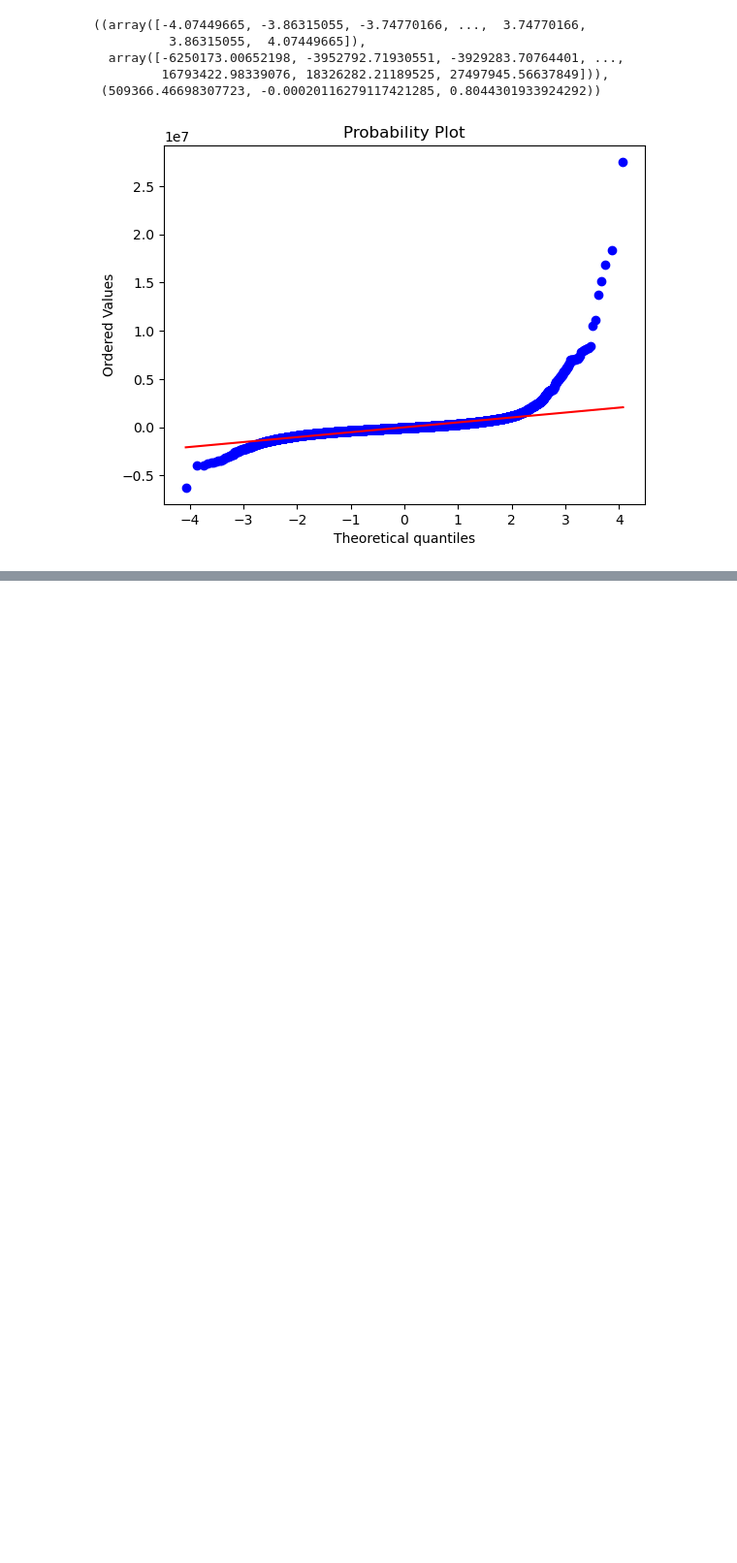
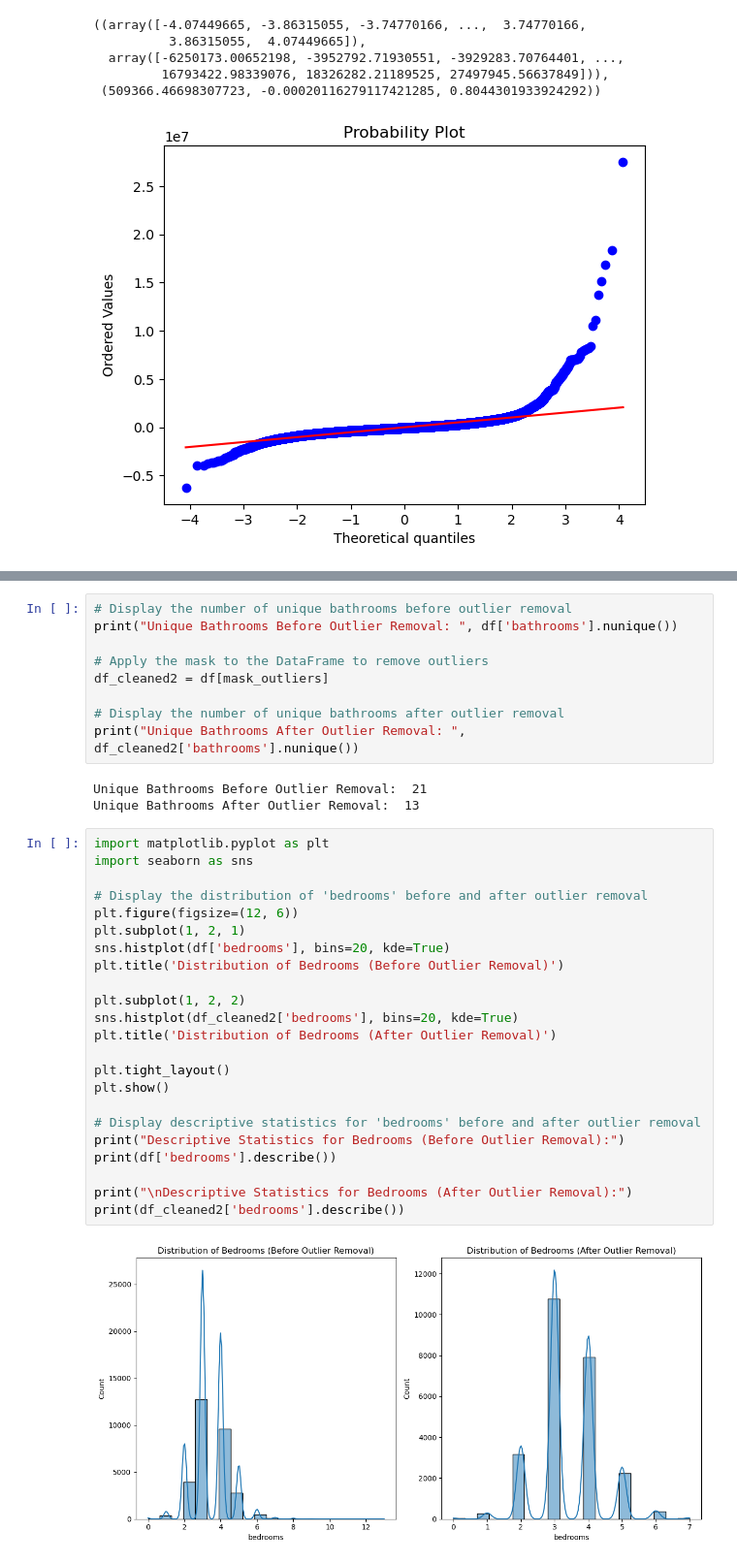
Before and after one commit to jguzzo522/project2house, a Jupyter notebook: housepj2.ipynb, the cells around one changed output, grey strips where cells are left out. Shown at 97% size. Saved outputs shown, nothing was run; the diff lists cells and outputs as text; blank space fills up the shorter version.

```diff
--- a/housepj2.ipynb
+++ b/housepj2.ipynb
@@ -1367,0 +1348,37 @@ print(model.summary())
+# %%
+# Display the number of unique bathrooms before outlier removal
+print("Unique Bathrooms Before Outlier Removal: ", df['bathrooms'].nunique())
+
+# Apply the mask to the DataFrame to remove outliers
+df_cleaned2 = df[mask_outliers]
+
+# Display the number of unique bathrooms after outlier removal
+print("Unique Bathrooms After Outlier Removal: ", df_cleaned2['bathrooms'].nunique())
+# %% [output]
+Unique Bathrooms Before Outlier Removal:  21
+Unique Bathrooms After Outlier Removal:  13
+# %%
+import matplotlib.pyplot as plt
+import seaborn as sns
+
+# Display the distribution of 'bedrooms' before and after outlier removal
+plt.figure(figsize=(12, 6))
+plt.subplot(1, 2, 1)
+sns.histplot(df['bedrooms'], bins=20, kde=True)
+plt.title('Distribution of Bedrooms (Before Outlier Removal)')
+
+plt.subplot(1, 2, 2)
+sns.histplot(df_cleaned2['bedrooms'], bins=20, kde=True)
+plt.title('Distribution of Bedrooms (After Outlier Removal)')
+
+plt.tight_layout()
+plt.show()
+
+# Display descriptive statistics for 'bedrooms' before and after outlier removal
+print("Descriptive Statistics for Bedrooms (Before Outlier Removal):")
+print(df['bedrooms'].describe())
+
+print("\nDescriptive Statistics for Bedrooms (After Outlier Removal):")
+print(df_cleaned2['bedrooms'].describe())
+# %% [output]
+[figure, added]
```
Also changed, not shown: parts of 60 cells of this notebook.
